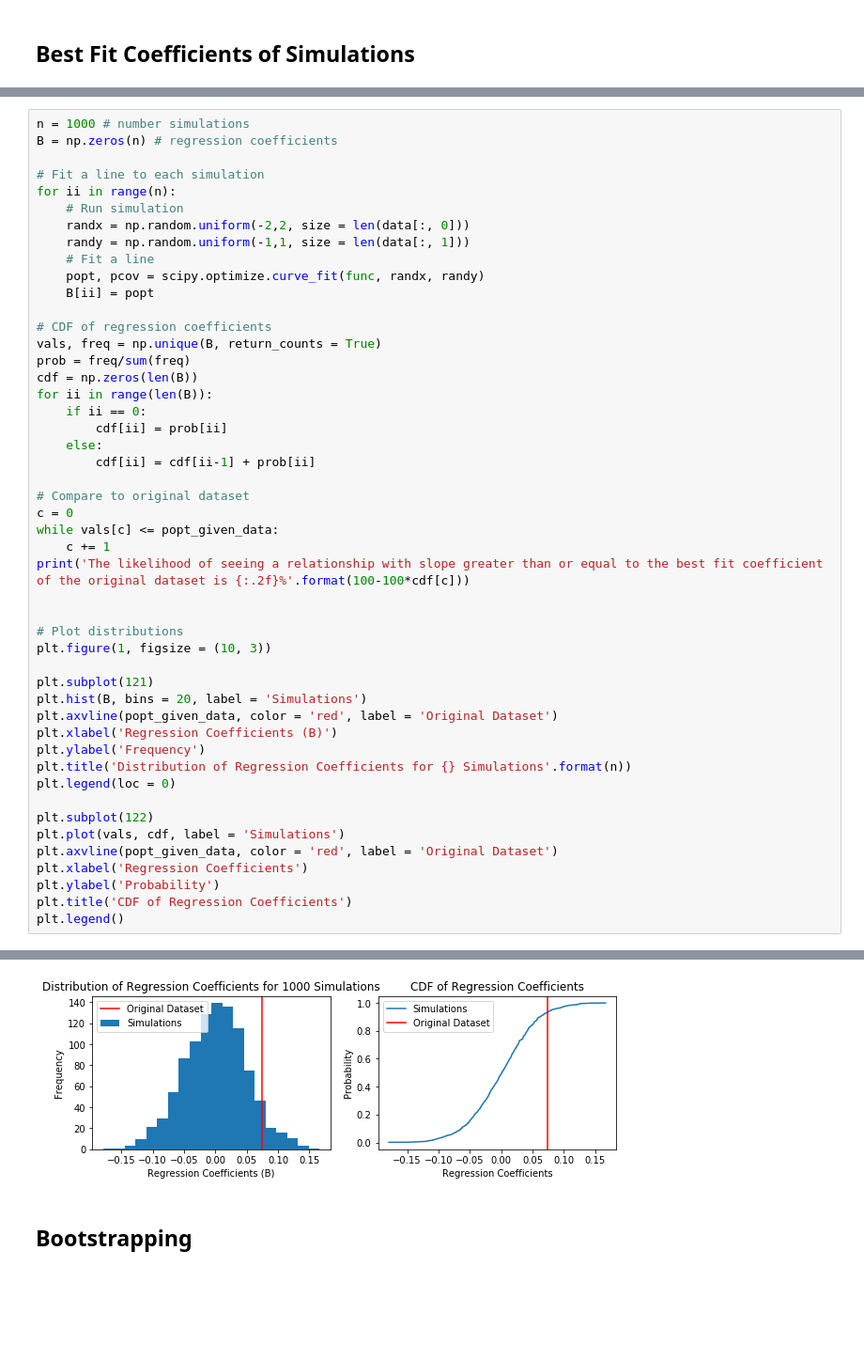
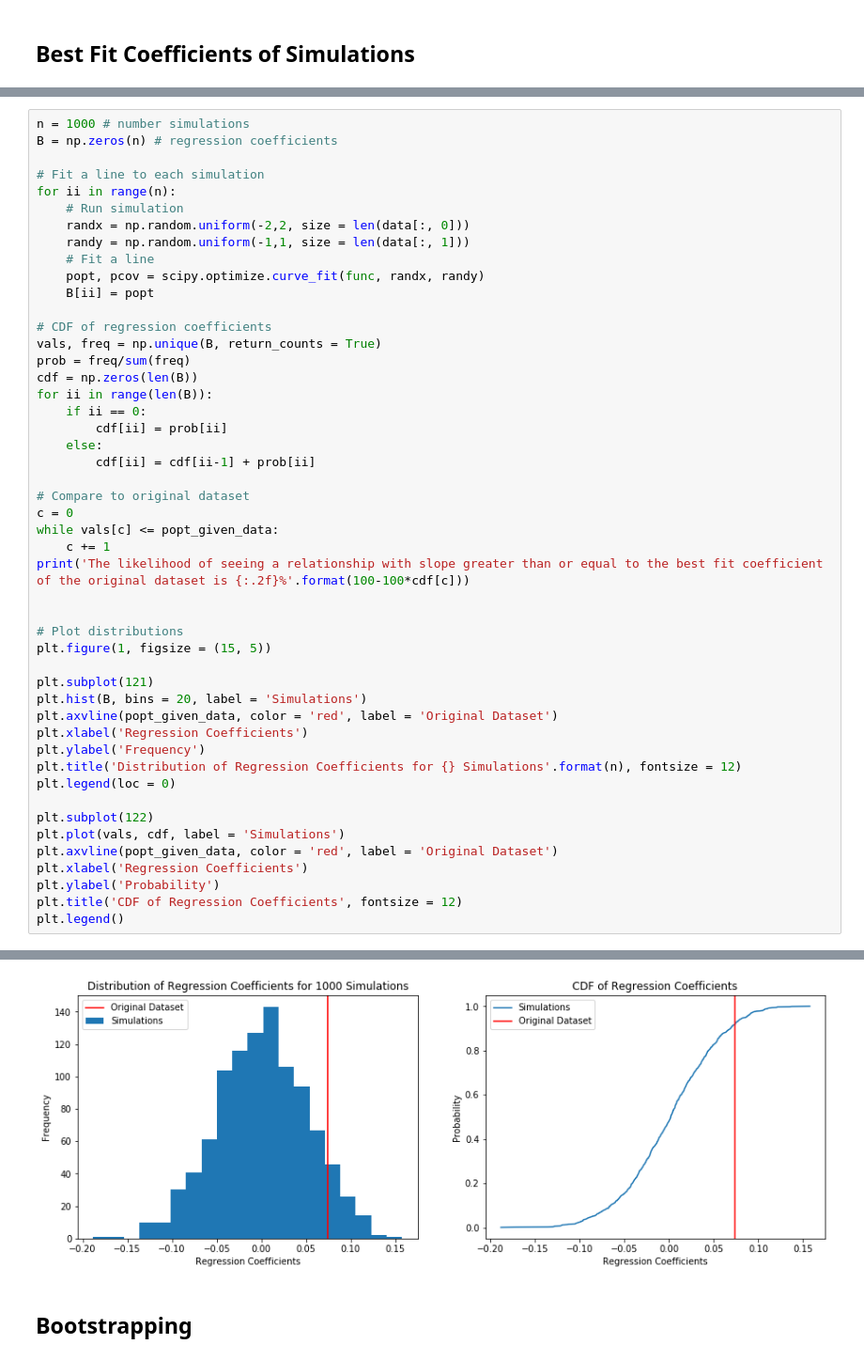
Before and after one commit to shoshireich/Linear-Regression, a Jupyter notebook: Linear Regression.ipynb, the cells around one changed output, grey strips where cells are left out. Shown at 94% size. Drawn from its saved outputs; the diff is of its cells as text; blank space fills up the shorter version.

```diff
--- a/Linear Regression.ipynb
+++ b/Linear Regression.ipynb
@@ -105,14 +104,14 @@ print('The likelihood of seeing a relationship with slope greater than or equal
 
 
 # Plot distributions
-plt.figure(1, figsize = (10, 3))
+plt.figure(1, figsize = (15, 5))
 
 plt.subplot(121)
 plt.hist(B, bins = 20, label = 'Simulations')
 plt.axvline(popt_given_data, color = 'red', label = 'Original Dataset')
-plt.xlabel('Regression Coefficients (B)')
+plt.xlabel('Regression Coefficients')
 plt.ylabel('Frequency')
-plt.title('Distribution of Regression Coefficients for {} Simulations'.format(n))
+plt.title('Distribution of Regression Coefficients for {} Simulations'.format(n), fontsize = 12)
 plt.legend(loc = 0)
 
 plt.subplot(122)
@@ -120,6 +119,6 @@ plt.plot(vals, cdf, label = 'Simulations')
 plt.axvline(popt_given_data, color = 'red', label = 'Original Dataset')
 plt.xlabel('Regression Coefficients')
 plt.ylabel('Probability')
-plt.title('CDF of Regression Coefficients')
+plt.title('CDF of Regression Coefficients', fontsize = 12)
 plt.legend()
 # %% [output]
@@ -127,5 +126,5 @@ The likelihood of seeing a relationship with slope greater than or equal to the
 <matplotlib.legend.Legend at 0x...>
-[figure, old version]
+[figure, new version]
 # %% [markdown]
 ## Bootstrapping
 # %% [markdown]
```
Also changed, not shown: parts of 6 cells of this notebook.
